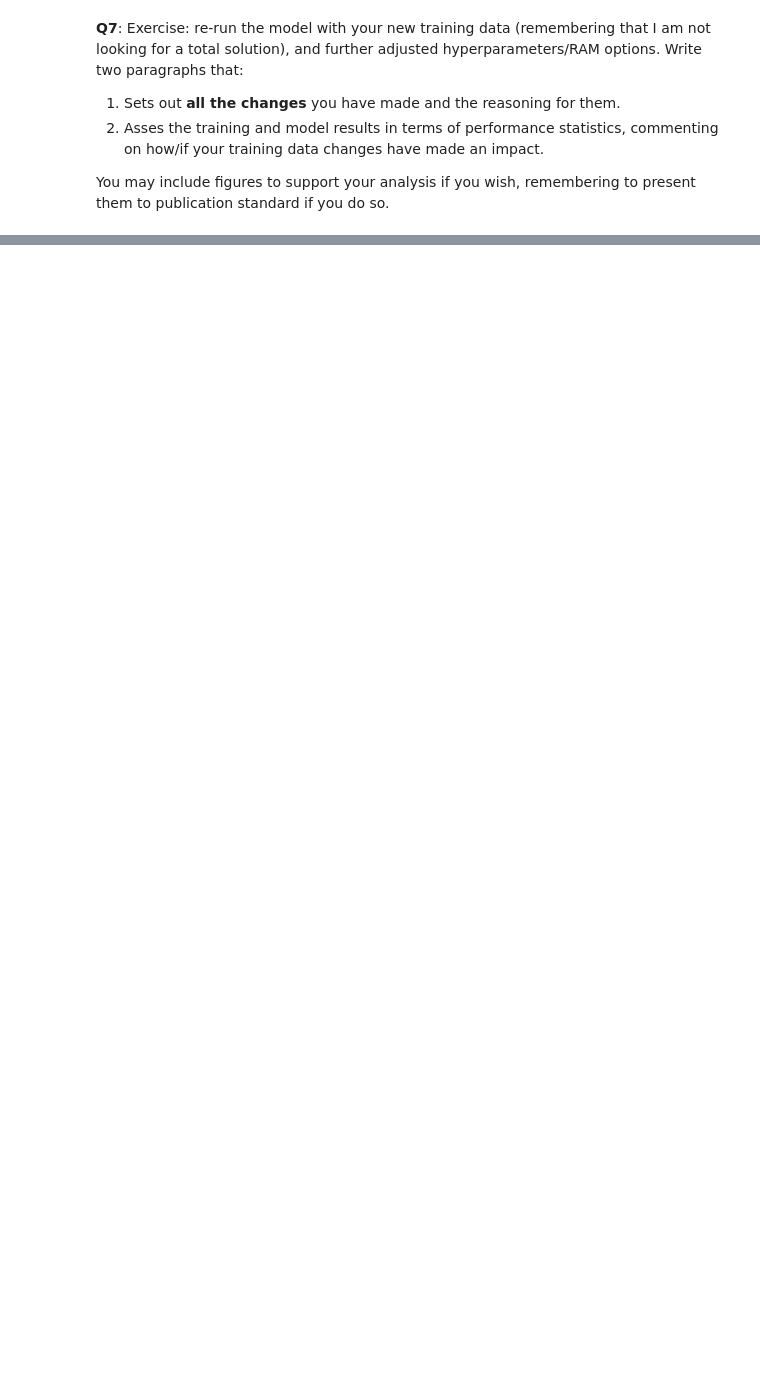
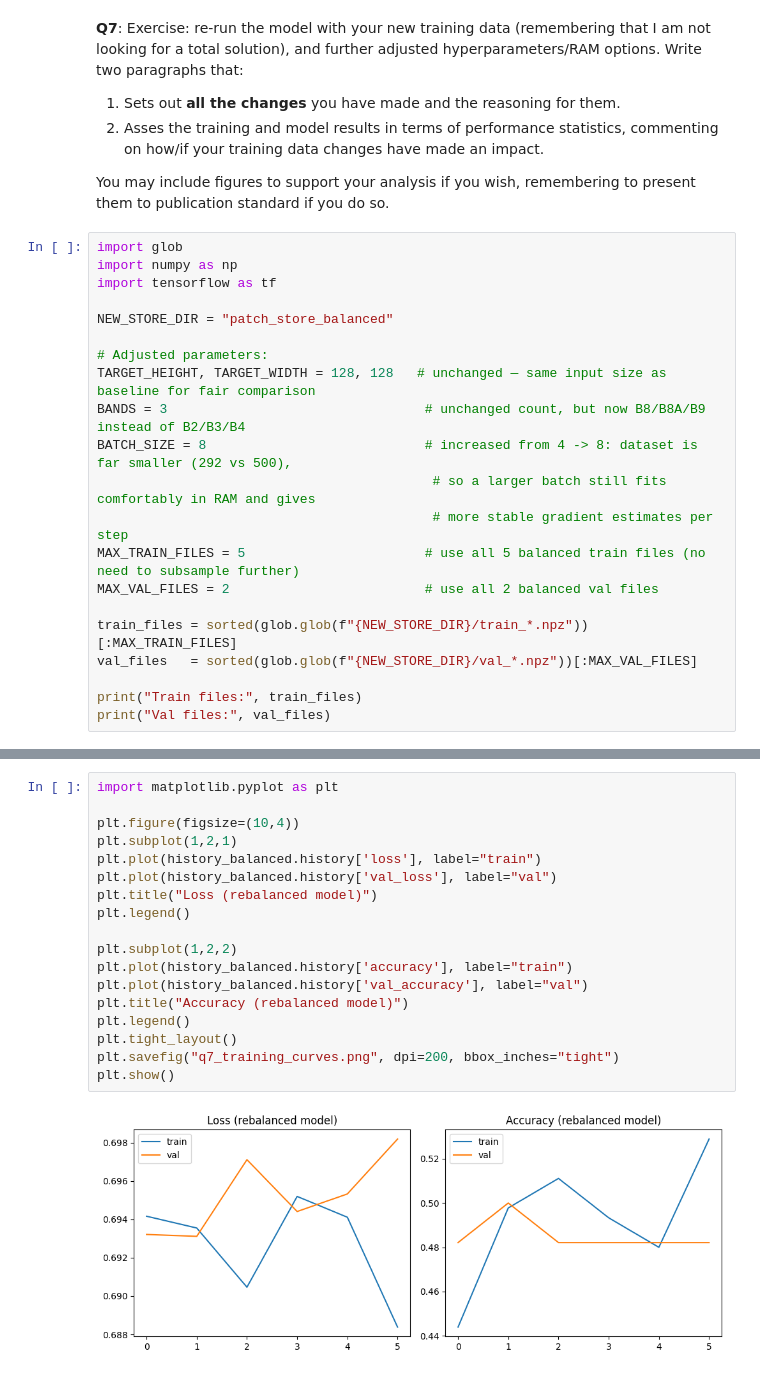
Before and after one commit to rata-lomax/SatelliteDataAI-UOA, a Jupyter notebook: Lab-Notebooks/761_Lab4.ipynb, the cells around one changed output, grey strips where cells are left out. Cells and saved outputs as stored; diff of their text form; blank space fills up the shorter version.

```diff
--- a/Lab-Notebooks/761_Lab4.ipynb
+++ b/Lab-Notebooks/761_Lab4.ipynb
@@ -490,3 +783,24 @@ You do not need to create a 100% solution here. I am looking for you to demonstr
 2. Asses the training and model results in terms of performance statistics, commenting on how/if your training data changes have made an impact.
 
 You may include figures to support your analysis if you wish, remembering to present them to publication standard if you do so.
+# %%
+import glob
+import numpy as np
+import tensorflow as tf
+
+NEW_STORE_DIR = "patch_store_balanced"
+
+# Adjusted parameters:
+TARGET_HEIGHT, TARGET_WIDTH = 128, 128   # unchanged — same input size as baseline for fair comparison
+BANDS = 3                                 # unchanged count, but now B8/B8A/B9 instead of B2/B3/B4
+BATCH_SIZE = 8                            # increased from 4 -> 8: dataset is far smaller (292 vs 500),
+                                           # so a larger batch still fits comfortably in RAM and gives
+                                           # more stable gradient estimates per step
+MAX_TRAIN_FILES = 5                       # use all 5 balanced train files (no need to subsample further)
+MAX_VAL_FILES = 2                         # use all 2 balanced val files
+
+train_files = sorted(glob.glob(f"{NEW_STORE_DIR}/train_*.npz"))[:MAX_TRAIN_FILES]
+val_files   = sorted(glob.glob(f"{NEW_STORE_DIR}/val_*.npz"))[:MAX_VAL_FILES]
+
+print("Train files:", train_files)
+print("Val files:", val_files)
@@ -492,0 +925,20 @@ You may include figures to support your analysis if you wish, remembering to pre
+# %%
+import matplotlib.pyplot as plt
+
+plt.figure(figsize=(10,4))
+plt.subplot(1,2,1)
+plt.plot(history_balanced.history['loss'], label="train")
+plt.plot(history_balanced.history['val_loss'], label="val")
+plt.title("Loss (rebalanced model)")
+plt.legend()
+
+plt.subplot(1,2,2)
+plt.plot(history_balanced.history['accuracy'], label="train")
+plt.plot(history_balanced.history['val_accuracy'], label="val")
+plt.title("Accuracy (rebalanced model)")
+plt.legend()
+plt.tight_layout()
+plt.savefig("q7_training_curves.png", dpi=200, bbox_inches="tight")
+plt.show()
+# %% [output]
+[figure, added]
```
Also changed, not shown: parts of 16 cells of this notebook.
